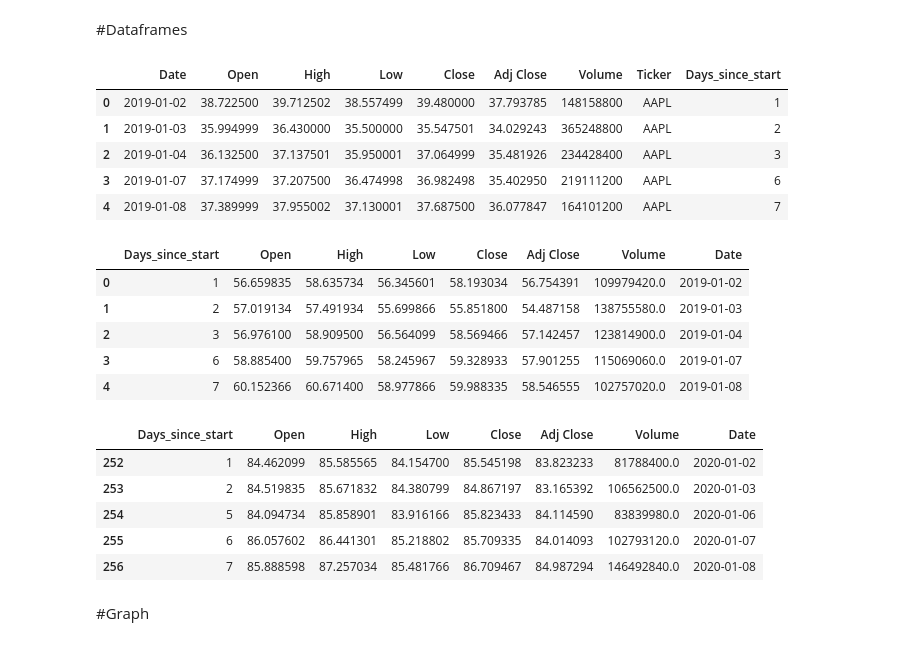
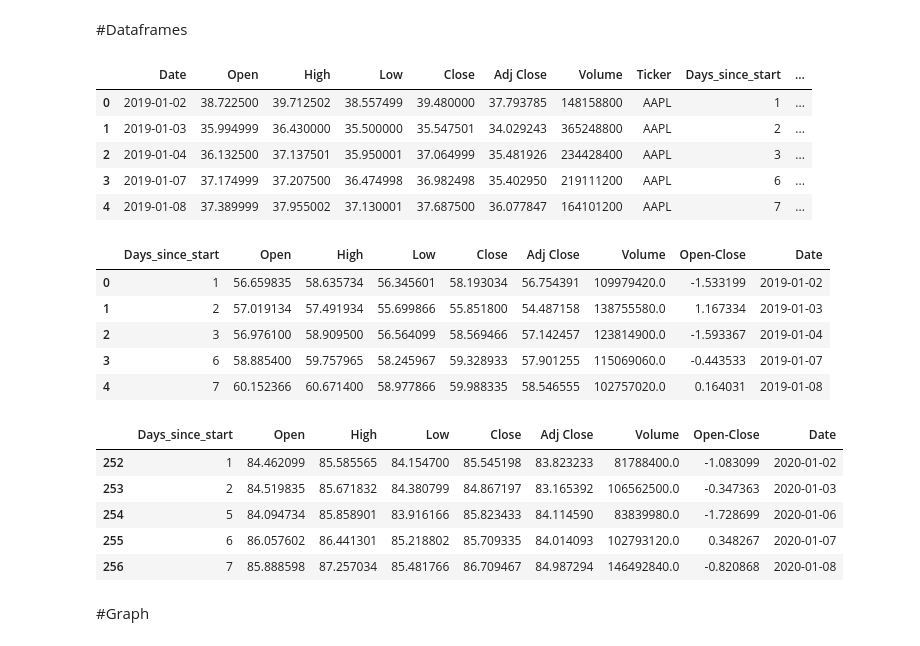
Before and after one commit to tsh26032/test, a Jupyter notebook: stock.ipynb, the cells around one changed output. Drawn from its saved outputs; the diff is of its cells as text; code cells hidden in the pictures.

```diff
--- a/stock.ipynb
+++ b/stock.ipynb
@@ -22,15 +22,16 @@ from sklearn.metrics import mean_squared_error, r2_score
 # %%
 df = pd.read_csv('/content/drive/MyDrive/tech-stock-2019-2024.csv')
 temp = pd.to_datetime(df['Date'])
 df['Days_since_start'] = (temp - pd.to_datetime('2019-01-01')).dt.days
+df['Open-Close'] = df['Open'] - df['Close']
 df.head()
 # %% [output]
-|  | Date | Open | High | Low | Close | Adj Close | Volume | Ticker | Days_since_start |
-| 0 | 2019-01-02 | 38.722500 | 39.712502 | 38.557499 | 39.480000 | 37.793785 | 148158800 | AAPL | 1 |
-| 1 | 2019-01-03 | 35.994999 | 36.430000 | 35.500000 | 35.547501 | 34.029243 | 365248800 | AAPL | 2 |
-| 2 | 2019-01-04 | 36.132500 | 37.137501 | 35.950001 | 37.064999 | 35.481926 | 234428400 | AAPL | 3 |
-| 3 | 2019-01-07 | 37.174999 | 37.207500 | 36.474998 | 36.982498 | 35.402950 | 219111200 | AAPL | 6 |
-| 4 | 2019-01-08 | 37.389999 | 37.955002 | 37.130001 | 37.687500 | 36.077847 | 164101200 | AAPL | 7 |
+|  | Date | Open | High | Low | Close | Adj Close | Volume | Ticker | Days_since_start | ... |
+| 0 | 2019-01-02 | 38.722500 | 39.712502 | 38.557499 | 39.480000 | 37.793785 | 148158800 | AAPL | 1 | ... |
+| 1 | 2019-01-03 | 35.994999 | 36.430000 | 35.500000 | 35.547501 | 34.029243 | 365248800 | AAPL | 2 | ... |
+| 2 | 2019-01-04 | 36.132500 | 37.137501 | 35.950001 | 37.064999 | 35.481926 | 234428400 | AAPL | 3 | ... |
+| 3 | 2019-01-07 | 37.174999 | 37.207500 | 36.474998 | 36.982498 | 35.402950 | 219111200 | AAPL | 6 | ... |
+| 4 | 2019-01-08 | 37.389999 | 37.955002 | 37.130001 | 37.687500 | 36.077847 | 164101200 | AAPL | 7 | ... |
 # %%
 avg_df = df.drop(['Ticker','Date'],axis=1)
 avg_df = avg_df.groupby('Days_since_start').mean()
@@ -40,23 +41,23 @@ avg_df = avg_df.merge(dates, on='Days_since_start')
 
 avg_df.head()
 # %% [output]
-|  | Days_since_start | Open | High | Low | Close | Adj Close | Volume | Date |
-| 0 | 1 | 56.659835 | 58.635734 | 56.345601 | 58.193034 | 56.754391 | 109979420.0 | 2019-01-02 |
-| 1 | 2 | 57.019134 | 57.491934 | 55.699866 | 55.851800 | 54.487158 | 138755580.0 | 2019-01-03 |
-| 2 | 3 | 56.976100 | 58.909500 | 56.564099 | 58.569466 | 57.142457 | 123814900.0 | 2019-01-04 |
-| 3 | 6 | 58.885400 | 59.757965 | 58.245967 | 59.328933 | 57.901255 | 115069060.0 | 2019-01-07 |
-| 4 | 7 | 60.152366 | 60.671400 | 58.977866 | 59.988335 | 58.546555 | 102757020.0 | 2019-01-08 |
+|  | Days_since_start | Open | High | Low | Close | Adj Close | Volume | Open-Close | Date |
+| 0 | 1 | 56.659835 | 58.635734 | 56.345601 | 58.193034 | 56.754391 | 109979420.0 | -1.533199 | 2019-01-02 |
+| 1 | 2 | 57.019134 | 57.491934 | 55.699866 | 55.851800 | 54.487158 | 138755580.0 | 1.167334 | 2019-01-03 |
+| 2 | 3 | 56.976100 | 58.909500 | 56.564099 | 58.569466 | 57.142457 | 123814900.0 | -1.593367 | 2019-01-04 |
+| 3 | 6 | 58.885400 | 59.757965 | 58.245967 | 59.328933 | 57.901255 | 115069060.0 | -0.443533 | 2019-01-07 |
+| 4 | 7 | 60.152366 | 60.671400 | 58.977866 | 59.988335 | 58.546555 | 102757020.0 | 0.164031 | 2019-01-08 |
 # %%
 election_df = avg_df[avg_df['Date'].str[:4]=="2020"]
 election_df['Days_since_start'] = election_df['Days_since_start'] -365
 election_df.head()
 # %% [output]
-|  | Days_since_start | Open | High | Low | Close | Adj Close | Volume | Date |
-| 252 | 1 | 84.462099 | 85.585565 | 84.154700 | 85.545198 | 83.823233 | 81788400.0 | 2020-01-02 |
-| 253 | 2 | 84.519835 | 85.671832 | 84.380799 | 84.867197 | 83.165392 | 106562500.0 | 2020-01-03 |
-| 254 | 5 | 84.094734 | 85.858901 | 83.916166 | 85.823433 | 84.114590 | 83839980.0 | 2020-01-06 |
-| 255 | 6 | 86.057602 | 86.441301 | 85.218802 | 85.709335 | 84.014093 | 102793120.0 | 2020-01-07 |
-| 256 | 7 | 85.888598 | 87.257034 | 85.481766 | 86.709467 | 84.987294 | 146492840.0 | 2020-01-08 |
+|  | Days_since_start | Open | High | Low | Close | Adj Close | Volume | Open-Close | Date |
+| 252 | 1 | 84.462099 | 85.585565 | 84.154700 | 85.545198 | 83.823233 | 81788400.0 | -1.083099 | 2020-01-02 |
+| 253 | 2 | 84.519835 | 85.671832 | 84.380799 | 84.867197 | 83.165392 | 106562500.0 | -0.347363 | 2020-01-03 |
+| 254 | 5 | 84.094734 | 85.858901 | 83.916166 | 85.823433 | 84.114590 | 83839980.0 | -1.728699 | 2020-01-06 |
+| 255 | 6 | 86.057602 | 86.441301 | 85.218802 | 85.709335 | 84.014093 | 102793120.0 | 0.348267 | 2020-01-07 |
+| 256 | 7 | 85.888598 | 87.257034 | 85.481766 | 86.709467 | 84.987294 | 146492840.0 | -0.820868 | 2020-01-08 |
 # %% [markdown]
 #Graph
 # %%
```
Also changed, not shown: parts of 6 cells of this notebook.
